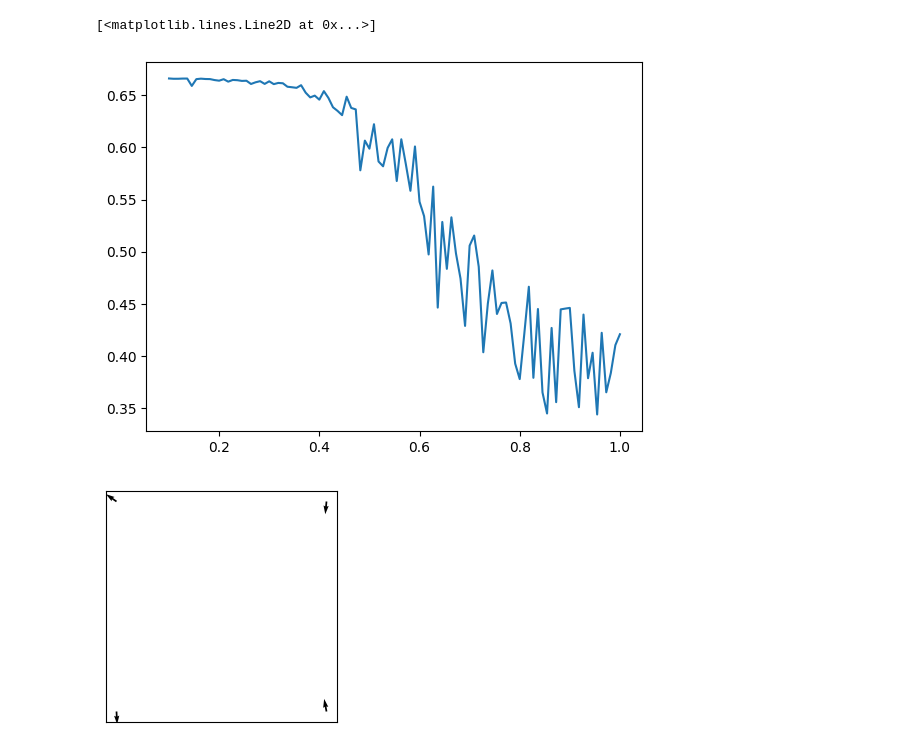
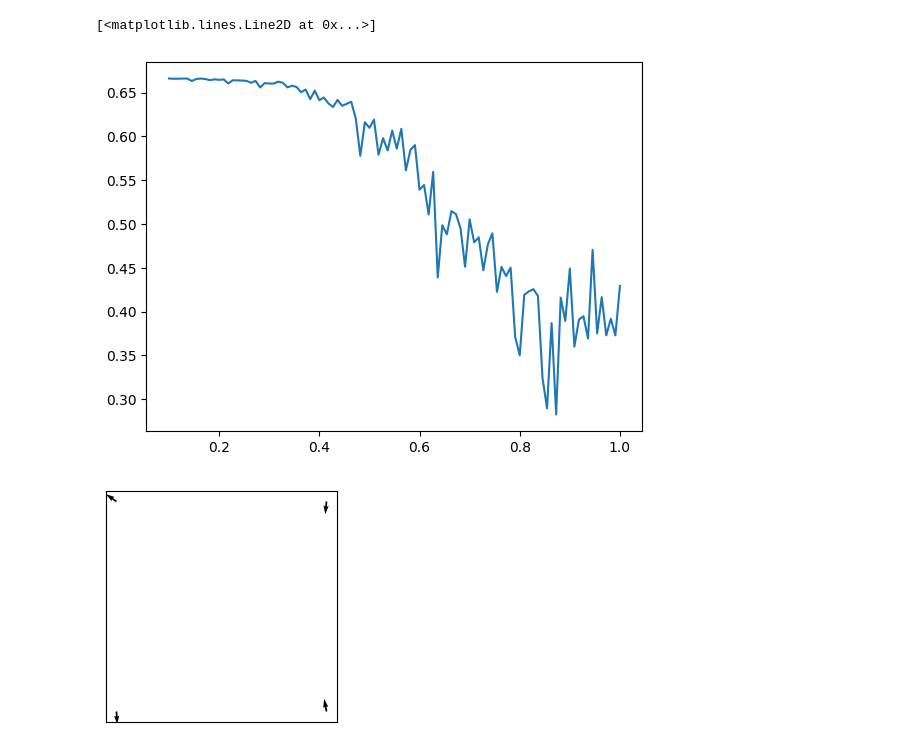
Before and after one commit to weenming/Monte-Carlo-Toolbox, a Jupyter notebook: wolff/experiment.ipynb, the cells around one changed output. Cells and saved outputs as stored; diff of their text form; code cells hidden in the pictures.

```diff
--- a/wolff/experiment.ipynb
+++ b/wolff/experiment.ipynb
@@ -41,7 +41,7 @@ def run_exp(L, step_num, T):
 
 set_seed(0)
 step_num = 1000
-L = 5
+L = 10
 Ts = np.linspace(0.1, 1, 100)
 for i, T in enumerate(Ts):
     print(f'{i} runs out of {Ts.shape[0]}')
@@ -49,27 +55,28 @@ for i, T in enumerate(Ts):
 # %%
 def binder_cumulant(spins):
-    spins = spins[500:]
+    idx = np.arange(200, 1000, 7)
+    spins = spins[idx]
     m = (spins.sin().mean((-1, -2)) ** 2 + spins.cos().mean((-1, -2)) ** 2).sqrt()
     binder = 1 - (m ** 4).mean() / (3 * (m ** 2).mean() ** 2)
     return binder
 
 def load_logger(L, step_num, T):
     logger = pickle.load(open(f'./save/xy_model_L={L}_T={T}_step_num={step_num}.pkl', 'rb'))
     return logger
 
 step_num = 1000
 L = 5
 Ts = np.linspace(0.1, 1, 100)
 b = []
 for i, T in enumerate(Ts):
     logger = load_logger(L, step_num, T)
     b.append(binder_cumulant(logger.states[:, 0, ...]))
 
 fig, ax = plt.subplots(1, 1)
 ax.plot(Ts, b)
 # %% [output]
 [<matplotlib.lines.Line2D at 0x...>]
-[figure, old version]
+[figure, new version]
 # %%
 seed = 1
 grid_size = 2
```
Also changed, not shown: parts of 1 cell of this notebook, 1 other file.
